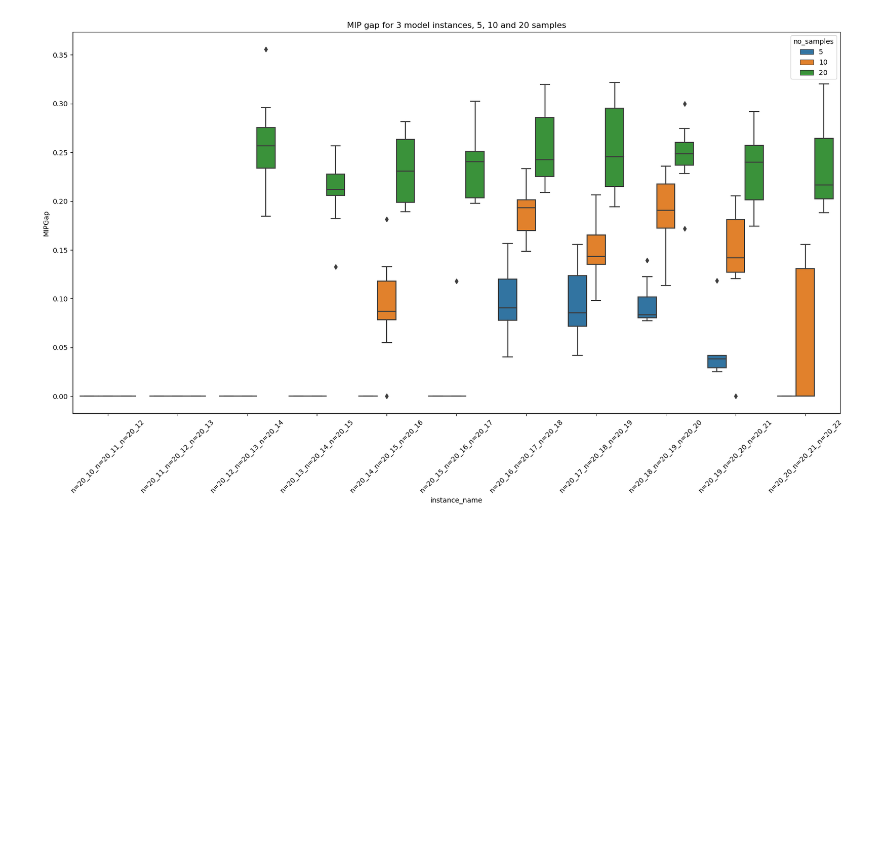
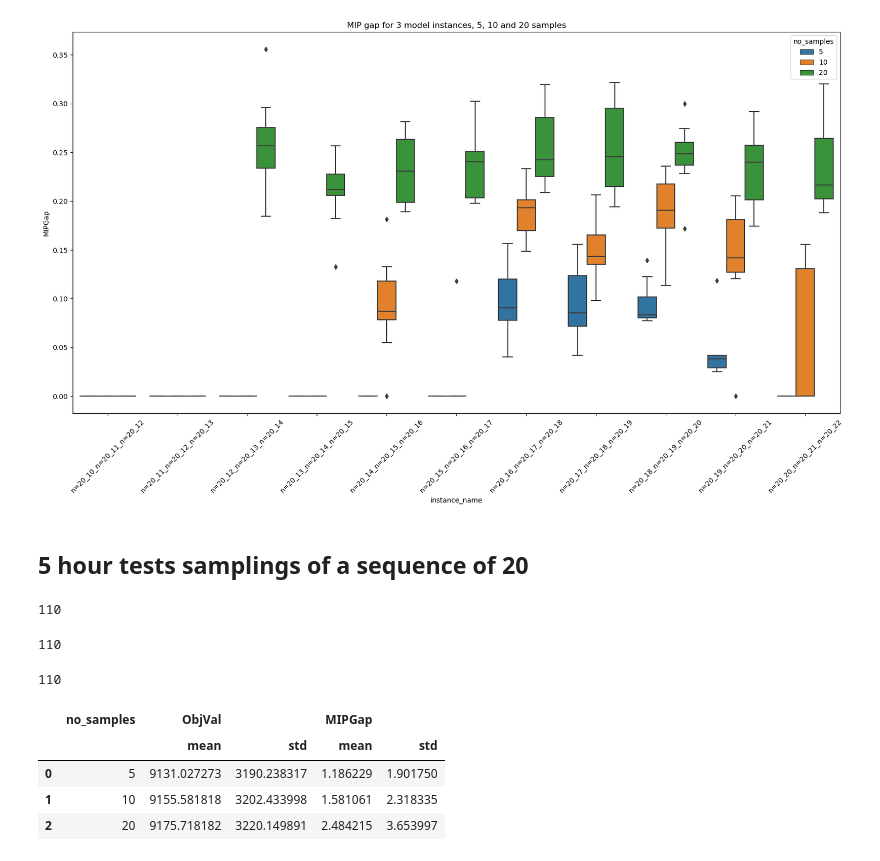
Before and after one commit to JosephThompson607/MALBP-W, a Jupyter notebook: analysis/sampling_eval.ipynb, the cells around one changed output. Cells and saved outputs as stored; diff of their text form; code cells hidden in the pictures; blank space fills up the shorter version.

```diff
--- a/analysis/sampling_eval.ipynb
+++ b/analysis/sampling_eval.ipynb
@@ -384,3 +378,43 @@ plt.xticks(rotation=45)
   Text(9, 0, 'n=20_19_n=20_20_n=20_21'),
   Text(10, 0, 'n=20_20_n=20_21_n=20_22')])
 [figure]
+# %% [markdown]
+## 5 hour tests samplings of a sequence of 20
+# %%
+#log_file_location = "/Users/letshopethisworks2/Documents/Phd Paper material/model_runs/mc_tests2/2024_03_15mc_test_5samples_3instances_2_hours"
+log_file_location = "/Users/letshopethisworks2/Documents/Phd Paper material/model_runs/mc_test_march27/2024_03_26mc_test_5samples_3instances_8_hours"
+
+
+csv_config_file = "../SALBP_benchmark/MM_instances/csv_config/5_samp_no_tree.csv"
+summary_5samp_3_models_8_hours = log_to_summary(log_file_location, csv_config_file)
+summary_5samp_3_models_8_hours['no_samples'] = 5
+summary_5samp_3_models_8_hours.shape[0]
+# %% [output]
+110
+# %%
+log_file_location = "/Users/letshopethisworks2/Documents/Phd Paper material/model_runs/mc_test_march27/2024_03_26mc_test_10samples_3instances_8_hours"
+csv_config_file = "../SALBP_benchmark/MM_instances/csv_config/3_instances.csv"
+summary_10samp_3_models_8_hours = log_to_summary(log_file_location, csv_config_file)
+summary_10samp_3_models_8_hours['no_samples'] = 10
+summary_10samp_3_models_8_hours.shape[0]
+# %% [output]
+110
+# %%
+log_file_location = "/Users/letshopethisworks2/Documents/Phd Paper material/model_runs/mc_test_march27/2024_03_26mc_test_20samples_3instances_8_hours"
+csv_config_file = "../SALBP_benchmark/MM_instances/csv_config/20_samp_no_tree.csv"
+summary_20samp_3_models_2_hours = log_to_summary(log_file_location, csv_config_file)
+summary_20samp_3_models_2_hours['no_samples'] = 20
+summary_20samp_3_models_2_hours.shape[0]
+# %% [output]
+110
+# %%
+summary_3_models_8_hours = pd.concat([summary_5samp_3_models_8_hours, summary_10samp_3_models_8_hours, summary_20samp_3_models_2_hours ])
+summary_3_models_8_hours['MIPGap'] = summary_3_models_8_hours['MIPGap'] * 100
+summary_3_models_8_hours_stats = summary_3_models_8_hours.groupby(['no_samples'], as_index=False).agg({'ObjVal': ['mean', 'std'], 'MIPGap': ['mean', 'std']})
+summary_3_models_8_hours_stats
+# %% [output]
+|  | no_samples | ObjVal |  | MIPGap |  |
+|  |  | mean | std | mean | std |
+| 0 | 5 | 9131.027273 | 3190.238317 | 1.186229 | 1.901750 |
+| 1 | 10 | 9155.581818 | 3202.433998 | 1.581061 | 2.318335 |
+| 2 | 20 | 9175.718182 | 3220.149891 | 2.484215 | 3.653997 |
```
Also changed, not shown: parts of 10 cells of this notebook, 5 other files.
